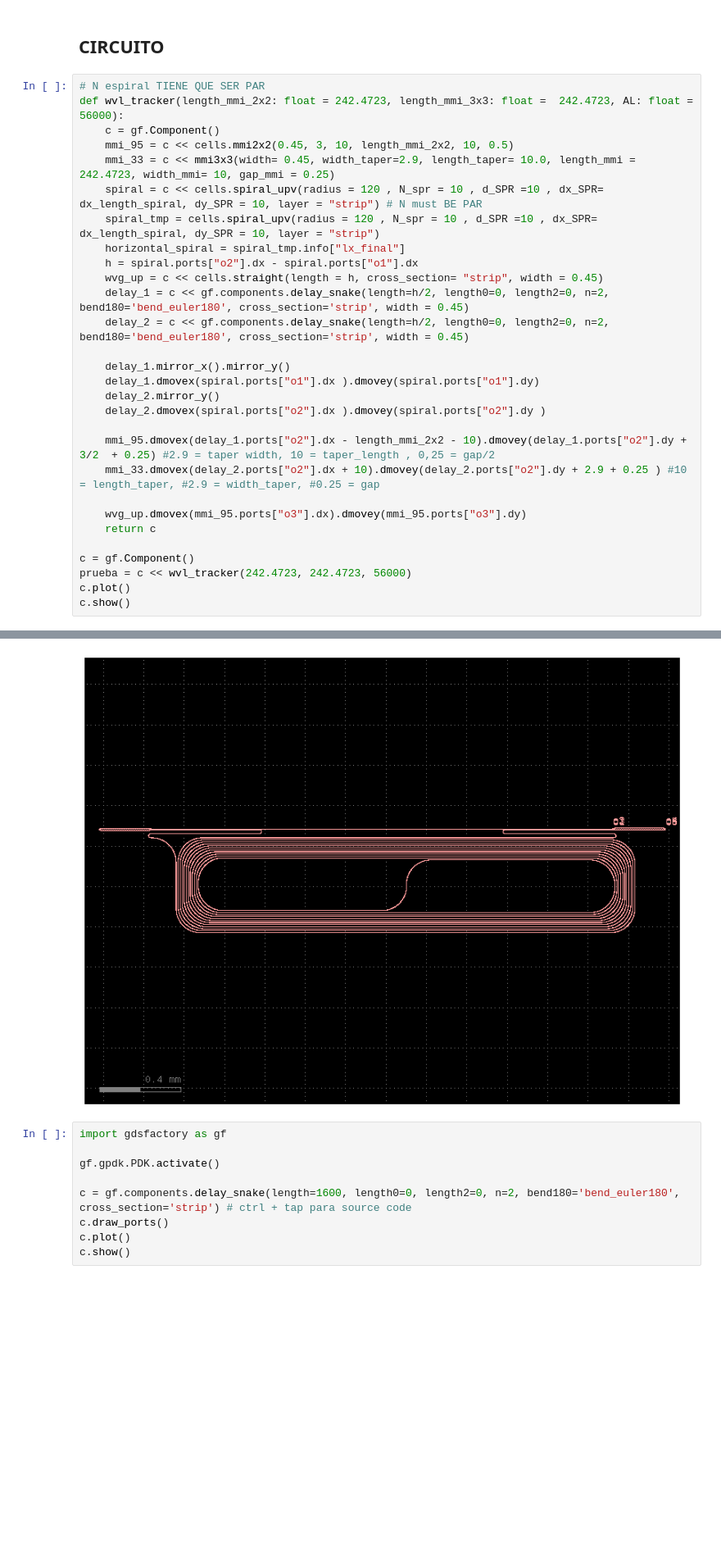
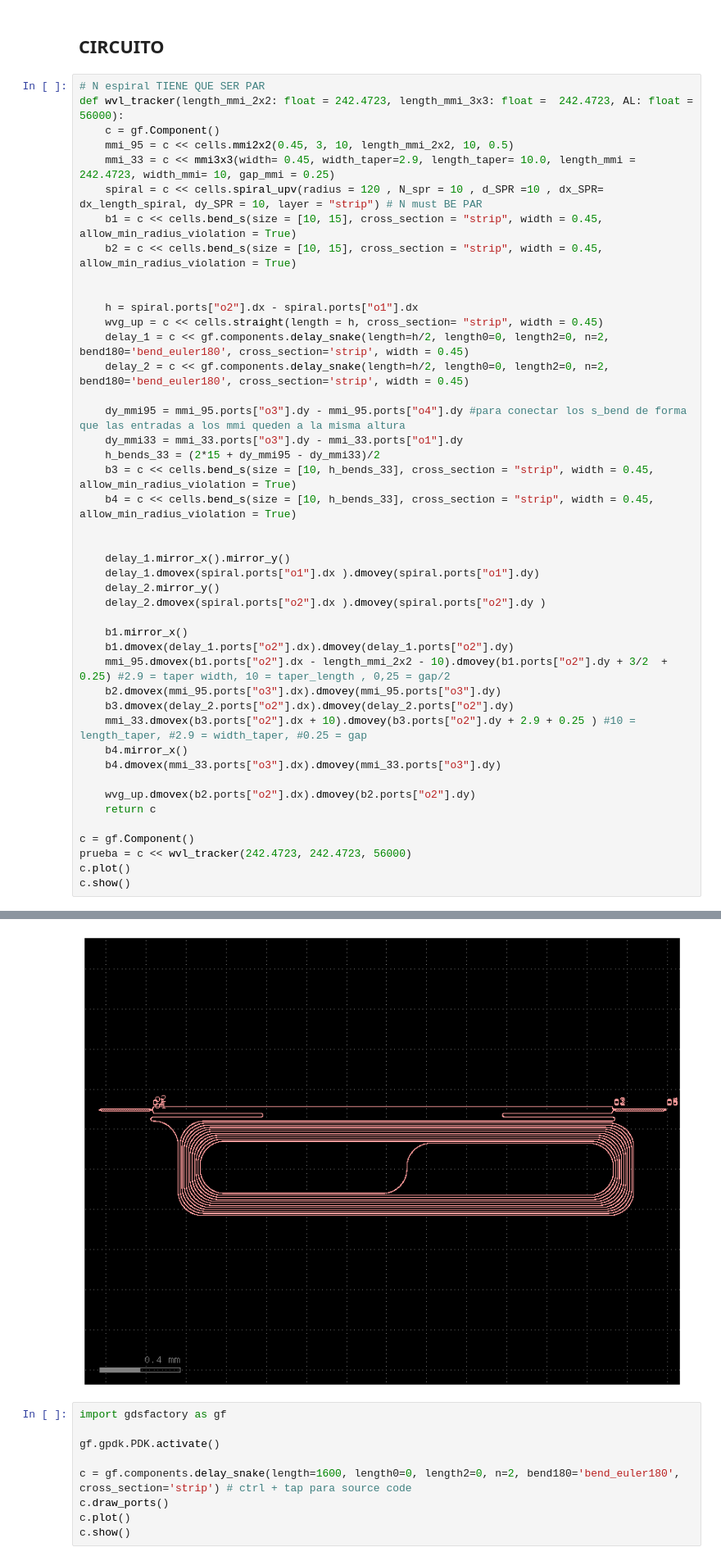
Before and after one commit to mromgar1/pic-upv-lab5-finalproject, a Jupyter notebook: LAYOUT_SOI.ipynb, the cells around one changed output, grey strips where cells are left out. Shown at 82% size. Cells and saved outputs as stored; diff of their text form; blank space fills up the shorter version.

```diff
--- a/LAYOUT_SOI.ipynb
+++ b/LAYOUT_SOI.ipynb
@@ -227,22 +227,37 @@ def wvl_tracker(length_mmi_2x2: float = 242.4723, length_mmi_3x3: float =  242.4
     mmi_95 = c << cells.mmi2x2(0.45, 3, 10, length_mmi_2x2, 10, 0.5)
     mmi_33 = c << mmi3x3(width= 0.45, width_taper=2.9, length_taper= 10.0, length_mmi = 242.4723, width_mmi= 10, gap_mmi = 0.25)
     spiral = c << cells.spiral_upv(radius = 120 , N_spr = 10 , d_SPR =10 , dx_SPR= dx_length_spiral, dy_SPR = 10, layer = "strip") # N must BE PAR
-    spiral_tmp = cells.spiral_upv(radius = 120 , N_spr = 10 , d_SPR =10 , dx_SPR= dx_length_spiral, dy_SPR = 10, layer = "strip")
-    horizontal_spiral = spiral_tmp.info["lx_final"]
+    b1 = c << cells.bend_s(size = [10, 15], cross_section = "strip", width = 0.45, allow_min_radius_violation = True)
+    b2 = c << cells.bend_s(size = [10, 15], cross_section = "strip", width = 0.45, allow_min_radius_violation = True)
+
+
     h = spiral.ports["o2"].dx - spiral.ports["o1"].dx
     wvg_up = c << cells.straight(length = h, cross_section= "strip", width = 0.45)
     delay_1 = c << gf.components.delay_snake(length=h/2, length0=0, length2=0, n=2, bend180='bend_euler180', cross_section='strip', width = 0.45)
     delay_2 = c << gf.components.delay_snake(length=h/2, length0=0, length2=0, n=2, bend180='bend_euler180', cross_section='strip', width = 0.45)
+
+    dy_mmi95 = mmi_95.ports["o3"].dy - mmi_95.ports["o4"].dy #para conectar los s_bend de forma que las entradas a los mmi queden a la misma altura
+    dy_mmi33 = mmi_33.ports["o3"].dy - mmi_33.ports["o1"].dy
+    h_bends_33 = (2*15 + dy_mmi95 - dy_mmi33)/2
+    b3 = c << cells.bend_s(size = [10, h_bends_33], cross_section = "strip", width = 0.45, allow_min_radius_violation = True)
+    b4 = c << cells.bend_s(size = [10, h_bends_33], cross_section = "strip", width = 0.45, allow_min_radius_violation = True)
+
 
     delay_1.mirror_x().mirror_y()
     delay_1.dmovex(spiral.ports["o1"].dx ).dmovey(spiral.ports["o1"].dy)
     delay_2.mirror_y()
     delay_2.dmovex(spiral.ports["o2"].dx ).dmovey(spiral.ports["o2"].dy )
 
-    mmi_95.dmovex(delay_1.ports["o2"].dx - length_mmi_2x2 - 10).dmovey(delay_1.ports["o2"].dy + 3/2  + 0.25) #2.9 = taper width, 10 = taper_length , 0,25 = gap/2
-    mmi_33.dmovex(delay_2.ports["o2"].dx + 10).dmovey(delay_2.ports["o2"].dy + 2.9 + 0.25 ) #10 = length_taper, #2.9 = width_taper, #0.25 = gap
+    b1.mirror_x()
+    b1.dmovex(delay_1.ports["o2"].dx).dmovey(delay_1.ports["o2"].dy)
+    mmi_95.dmovex(b1.ports["o2"].dx - length_mmi_2x2 - 10).dmovey(b1.ports["o2"].dy + 3/2  + 0.25) #2.9 = taper width, 10 = taper_length , 0,25 = gap/2
+    b2.dmovex(mmi_95.ports["o3"].dx).dmovey(mmi_95.ports["o3"].dy)
+    b3.dmovex(delay_2.ports["o2"].dx).dmovey(delay_2.ports["o2"].dy)
+    mmi_33.dmovex(b3.ports["o2"].dx + 10).dmovey(b3.ports["o2"].dy + 2.9 + 0.25 ) #10 = length_taper, #2.9 = width_taper, #0.25 = gap
+    b4.mirror_x()
+    b4.dmovex(mmi_33.ports["o3"].dx).dmovey(mmi_33.ports["o3"].dy)
 
-    wvg_up.dmovex(mmi_95.ports["o3"].dx).dmovey(mmi_95.ports["o3"].dy)
+    wvg_up.dmovex(b2.ports["o2"].dx).dmovey(b2.ports["o2"].dy)
     return c
 
 c = gf.Component()
@@ -254,4 +269,4 @@ c.show()
-[figure, old version]
+[figure, new version]
 # %%
 import gdsfactory as gf
 
```
Also changed, not shown: parts of 3 cells of this notebook.
